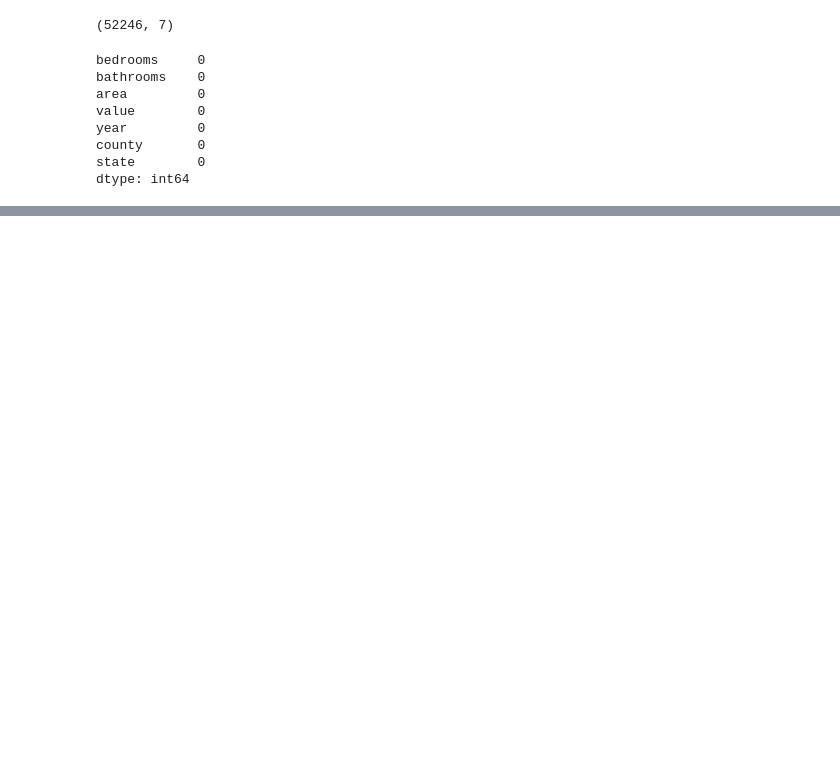
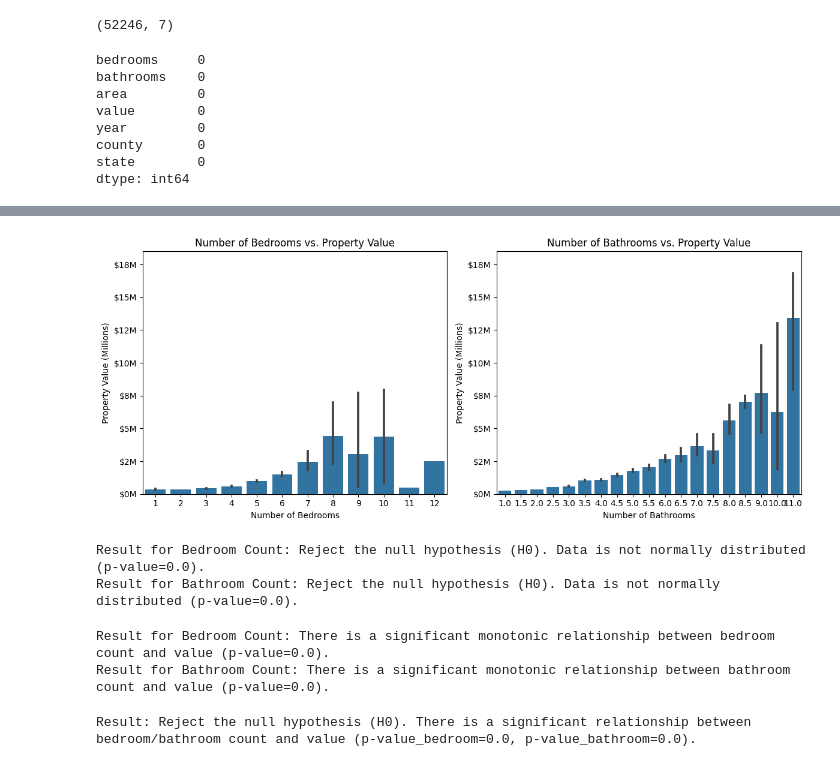
Before and after one commit to Jonathan-Garcia1/zillow_porperty_values, a Jupyter notebook: explore.ipynb, the cells around one changed output, grey strips where cells are left out. Drawn from its saved outputs; the diff is of its cells as text; code cells hidden in the pictures; blank space fills up the shorter version.

```diff
--- a/explore.ipynb
+++ b/explore.ipynb
@@ -101,0 +250,76 @@ plt.show()
+# %%
+import matplotlib.ticker as mtick  # Import the mtick module
+
+# Create subplots
+fig, axes = plt.subplots(nrows=1, ncols=2, figsize=(12, 5))
+
+# Plot for Bedrooms
+sns.barplot(x='bedrooms', y='value', data=df, ax=axes[0], color='#1f77b4')
+axes[0].set_xlabel('Number of Bedrooms')
+axes[0].set_ylabel('Property Value (Millions)')
+axes[0].set_title('Number of Bedrooms vs. Property Value')
+axes[0].set_ylim(-0.5, 18500000)  # xlim for bathrooms
+axes[0].set_xlim(-0.5, 11.5)  # xlim for bedrooms
+axes[0].yaxis.set_major_formatter(mtick.FuncFormatter(lambda x, _: '${:.0f}M'.format(x / 1e6)))
+
+# Plot for Bathrooms
+sns.barplot(x='bathrooms', y='value', data=df, ax=axes[1], color='#1f77b4')
+axes[1].set_xlabel('Number of Bathrooms')
+axes[1].set_ylabel('Property Value (Millions)')
+axes[1].set_title('Number of Bathrooms vs. Property Value')
+axes[1].set_ylim(-0.5, 18500000)  # xlim for bathrooms
+axes[1].set_xlim(-0.5, 18.5)  # xlim for bathrooms
+axes[1].yaxis.set_major_formatter(mtick.FuncFormatter(lambda x, _: '${:.0f}M'.format(x / 1e6)))
+
+plt.tight_layout()
+plt.show()
+# %% [output]
+[figure, added]
+# %%
+# Hypothesis 3: Bedroom and Bathroom Count
+stat_bedroom, p_bedroom = shapiro(df['bedrooms'])
+stat_bathroom, p_bathroom = shapiro(df['bathrooms'])
+
+if p_bedroom < 0.05:
+    print(f"Result for Bedroom Count: Reject the null hypothesis (H0). Data is not normally distributed (p-value={p_bedroom}).")
+else:
+    print(f"Result for Bedroom Count: Fail to reject the null hypothesis (H0). Data is normally distributed (p-value={p_bedroom}).")
+
+if p_bathroom < 0.05:
+    print(f"Result for Bathroom Count: Reject the null hypothesis (H0). Data is not normally distributed (p-value={p_bathroom}).")
+else:
+    print(f"Result for Bathroom Count: Fail to reject the null hypothesis (H0). Data is normally distributed (p-value={p_bathroom}).")
+# %% [output]
+Result for Bedroom Count: Reject the null hypothesis (H0). Data is not normally distributed (p-value=0.0).
+Result for Bathroom Count: Reject the null hypothesis (H0). Data is not normally distributed (p-value=0.0).
+# %%
+# Hypothesis 3: Bedroom and Bathroom Count
+r_bedroom, p_bedroom = spearmanr(df['bedrooms'], df['value'])
+r_bathroom, p_bathroom = spearmanr(df['bathrooms'], df['value'])
+
+if p_bedroom < 0.05:
+    print(f"Result for Bedroom Count: There is a significant monotonic relationship between bedroom count and value (p-value={p_bedroom}).")
+else:
+    print(f"Result for Bedroom Count: There is no significant monotonic relationship between bedroom count and value (p-value={p_bedroom}).")
+
+if p_bathroom < 0.05:
+    print(f"Result for Bathroom Count: There is a significant monotonic relationship between bathroom count and value (p-value={p_bathroom}).")
+else:
+    print(f"Result for Bathroom Count: There is no significant monotonic relationship between bathroom count and value (p-value={p_bathroom}).")
+# %% [output]
+Result for Bedroom Count: There is a significant monotonic relationship between bedroom count and value (p-value=0.0).
+Result for Bathroom Count: There is a significant monotonic relationship between bathroom count and value (p-value=0.0).
+# %%
+# Hypothesis Test
+bedroom_groups = [df[df['bedrooms'] == n]['value'] for n in df['bedrooms'].unique()]
+f_statistic_bedroom, p_value_bedroom = f_oneway(*bedroom_groups)
+
+bathroom_groups = [df[df['bathrooms'] == n]['value'] for n in df['bathrooms'].unique()]
+f_statistic_bathroom, p_value_bathroom = f_oneway(*bathroom_groups)
+
+if p_value_bedroom < 0.05 or p_value_bathroom < 0.05:
+    print(f"Result: Reject the null hypothesis (H0). There is a significant relationship between bedroom/bathroom count and value (p-value_bedroom={p_value_bedroom}, p-value_bathroom={p_value_bathroom}).")
+else:
+    print(f"Result: Fail to reject the null hypothesis (H0). There is no significant relationship between bedroom/bathroom count and value (p-value_bedroom={p_value_bedroom}, p-value_bathroom={p_value_bathroom}).")
+# %% [output]
+Result: Reject the null hypothesis (H0). There is a significant relationship between bedroom/bathroom count and value (p-value_bedroom=0.0, p-value_bathroom=0.0).
```
Also changed, not shown: parts of 42 cells of this notebook, 3 other files.
